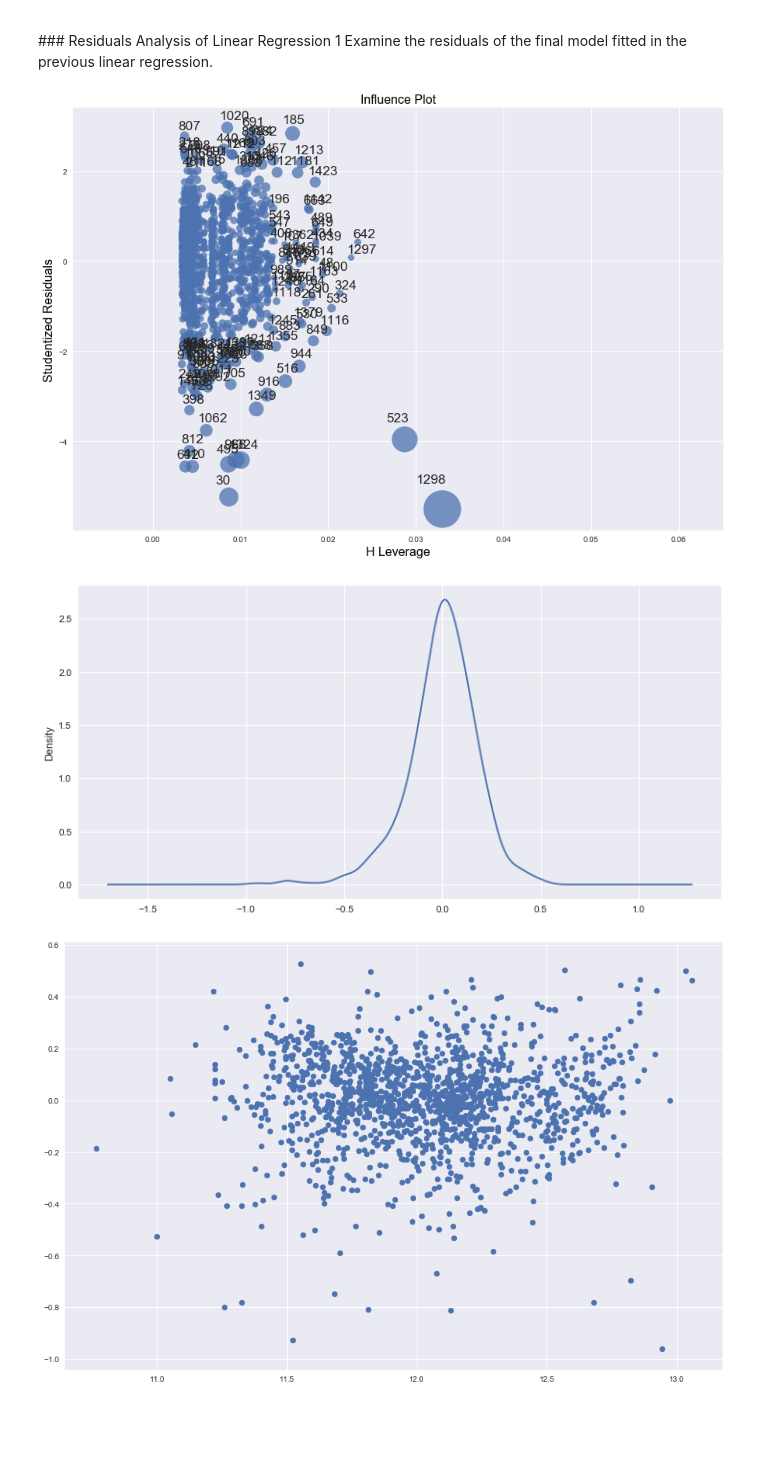
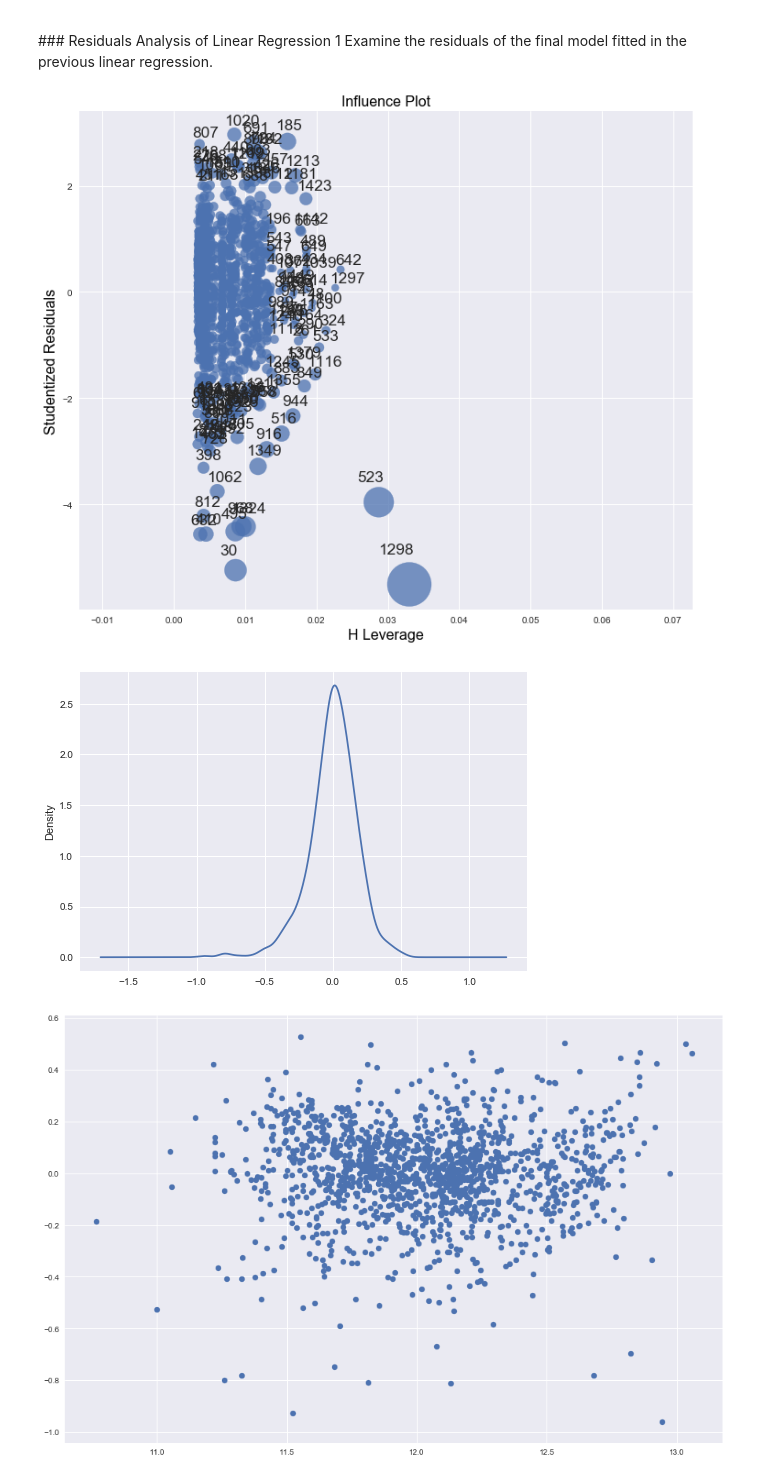
Before and after one commit to chun9men9/WIC_MLProject, a Jupyter notebook: Wing/Project_3_LinearRegression.ipynb, the cells around one changed output. Cells and saved outputs as stored; diff of their text form; code cells hidden in the pictures; blank space fills up the shorter version.

```diff
--- a/Wing/Project_3_LinearRegression.ipynb
+++ b/Wing/Project_3_LinearRegression.ipynb
@@ -514,4 +509,5 @@ m.index
 
 fig = plt.figure(figsize=(20, 15))
 sns.boxplot(y=train_df["SalePrice"], x=train_df["Neighborhood"], order = m.index)
+sns.set(font_scale= 3.0)
 # %% [output]
@@ -574,4 +569,5 @@ n.index
 
 fig = plt.figure(figsize=(20, 15))
 sns.boxplot(y=train_df["SalePrice"], x=train_df["OverallQual"], order = n.index)
+sns.set(font_scale=.5)
 # %% [output]
@@ -583,4 +578,5 @@ sns.boxplot(y=train_df["SalePrice"], x=train_df["OverallQual"], order = n.index)
 
 plt.figure(figsize=(20,20))
 sns.swarmplot(x = 'Neighborhood', y = 'SalePrice', data=train_df, hue='OverallQual',order = m.index)
+sns.set(font_scale=1)
 # %% [output]
@@ -643,6 +638,7 @@ n2.index
 
 
 fig = plt.figure(figsize=(20, 15))
+sns.set(font_scale= 2.0)
 sns.boxplot(y=train_df["SalePrice"], x=train_df["SaleCondition"], order = n2.index)
 # %% [output]
 <matplotlib.axes._subplots.AxesSubplot at 0x...>
@@ -827,10 +829,11 @@ list(zip(vif, X_train.drop("const",axis=1).columns))
 Examine the residuals of the final model fitted in the previous linear regression.
 # %%
 # Examine leverage. 1298 and 523 have huge influence. Might want to consider removing them.
-fig, ax = plt.subplots(figsize=(15,10))
+fig, ax = plt.subplots(figsize=(12,10))
+sns.set(font_scale= 1)
 fig = sm.graphics.influence_plot(results, ax=ax, criterion="cooks")
 # %% [output]
-[figure, old version]
+[figure, new version]
 # %%
 #check for normality. Looks normal.
 plt.figure()
@@ -838,7 +841,7 @@ plt.figure()
 results.resid.plot.density()
 plt.show()
 # %% [output]
-[figure, old version]
+[figure, new version]
 # %%
 #Plot residuals against fitted values. Residuals seem to vary more as we move from the center.
 fig, ax = plt.subplots(figsize=(15,10))
```
Also changed, not shown: parts of 42 cells of this notebook, 1 other file.
